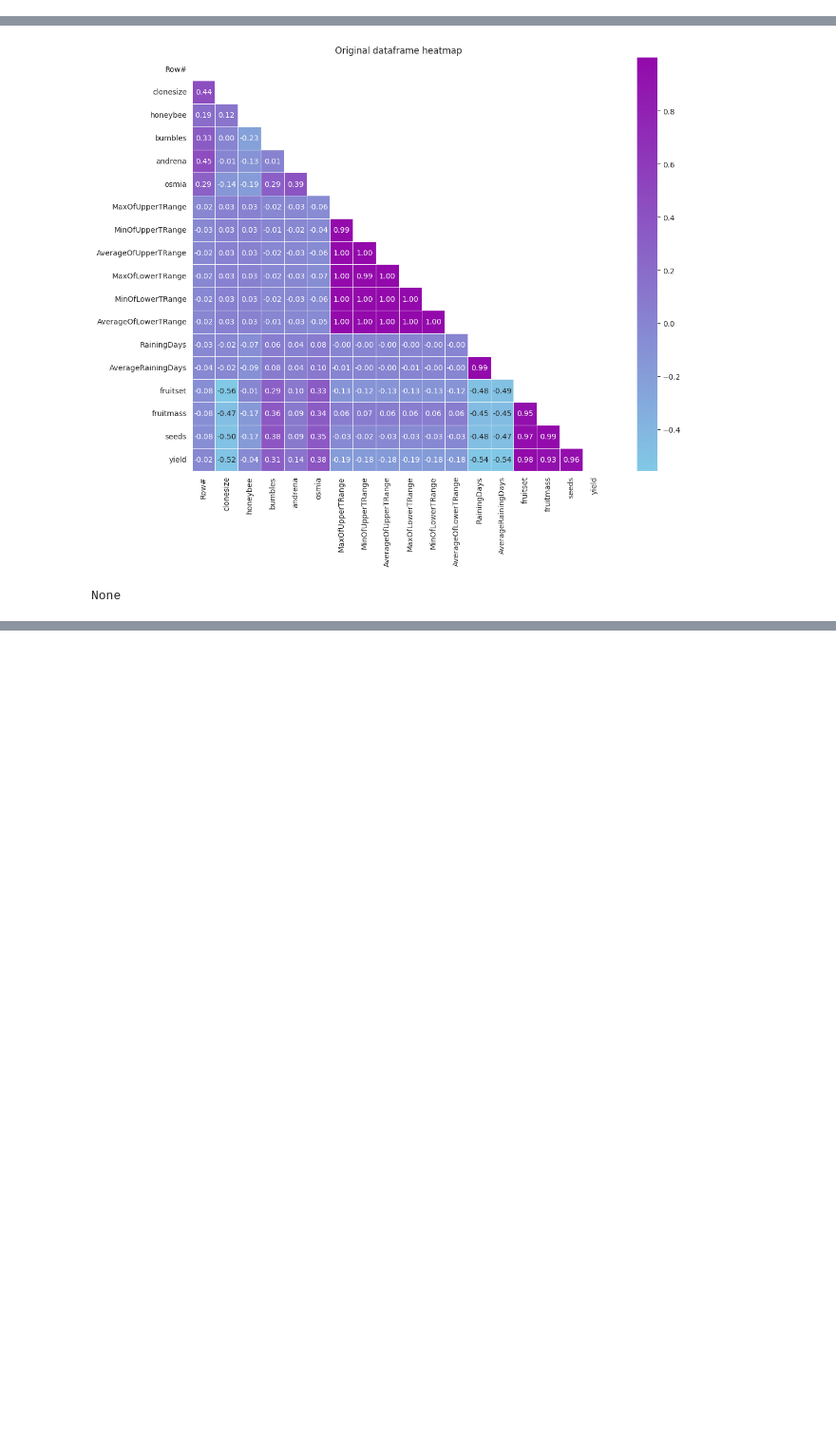
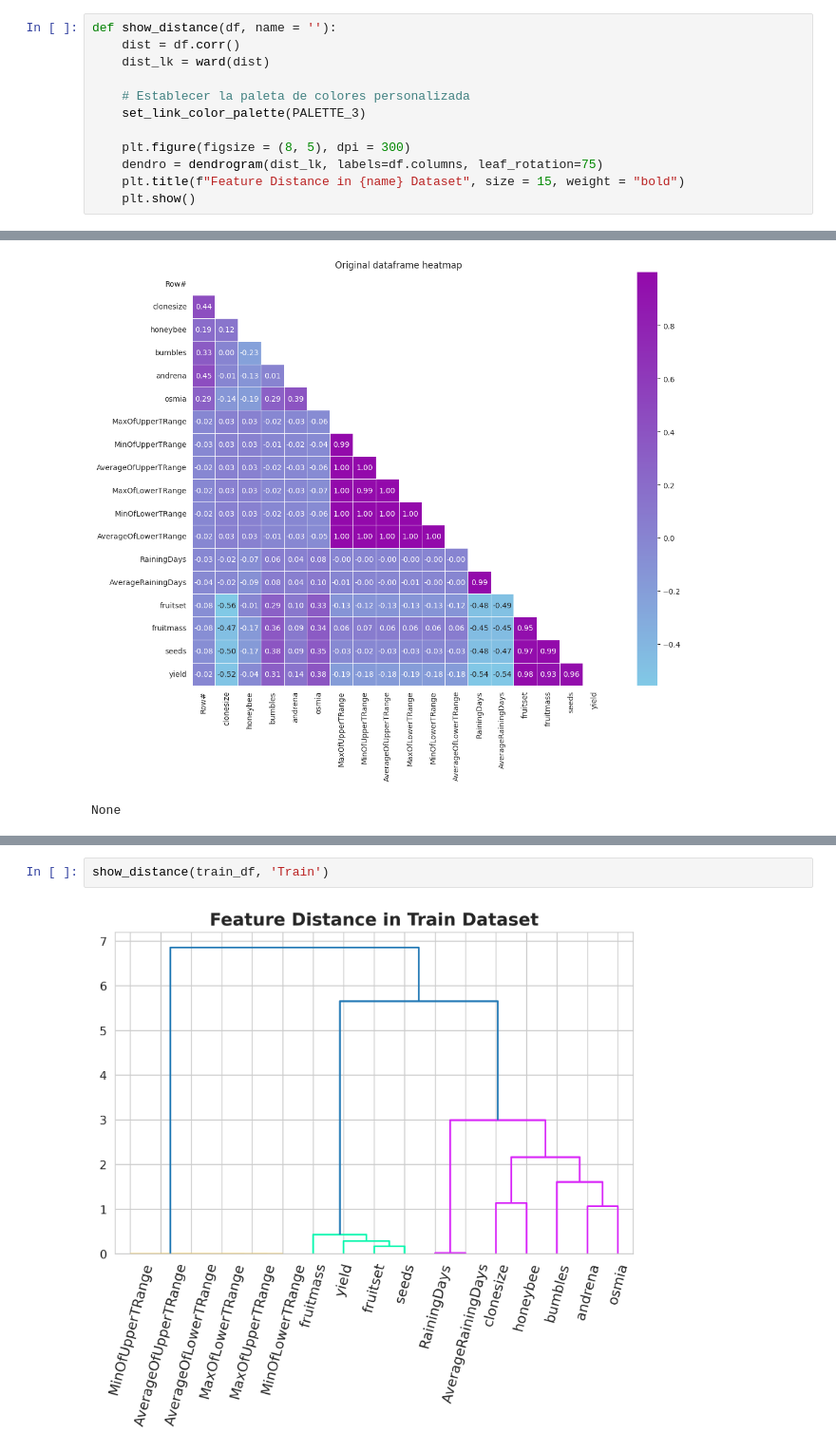
Before and after one commit to fxop0218/PlayGround-Kaggle-Series3, a Jupyter notebook: ps-s3-e14-eda-model-en-es.ipynb, the cells around one changed output, grey strips where cells are left out. Shown at 95% size. Saved outputs shown, nothing was run; the diff lists cells and outputs as text; blank space fills up the shorter version.

```diff
--- a/ps-s3-e14-eda-model-en-es.ipynb
+++ b/ps-s3-e14-eda-model-en-es.ipynb
@@ -245,6 +249,18 @@ def plot_cont(col, ax, color=PALETTE_7[0]):
         TARGET, ax_2,
         color=color
     )
+# %%
+def show_distance(df, name = ''):
+    dist = df.corr()
+    dist_lk = ward(dist)
+
+    # Establecer la paleta de colores personalizada
+    set_link_color_palette(PALETTE_3)
+
+    plt.figure(figsize = (8, 5), dpi = 300)
+    dendro = dendrogram(dist_lk, labels=df.columns, leaf_rotation=75)
+    plt.title(f"Feature Distance in {name} Dataset", size = 15, weight = "bold")
+    plt.show()
 # %%
 def plot_cont_dot(
     df, column, target, ax,
@@ -367,0 +427,4 @@ None
+# %%
+show_distance(train_df, 'Train')
+# %% [output]
+[figure, added]
```
Also changed, not shown: parts of 9 cells of this notebook.
